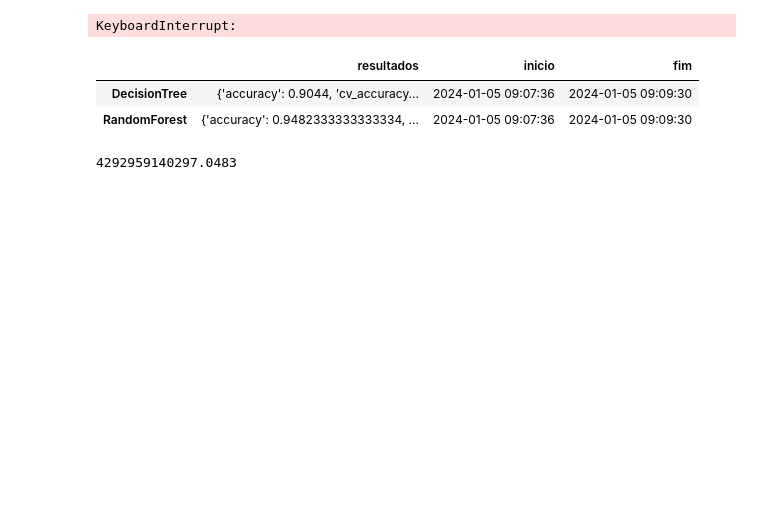
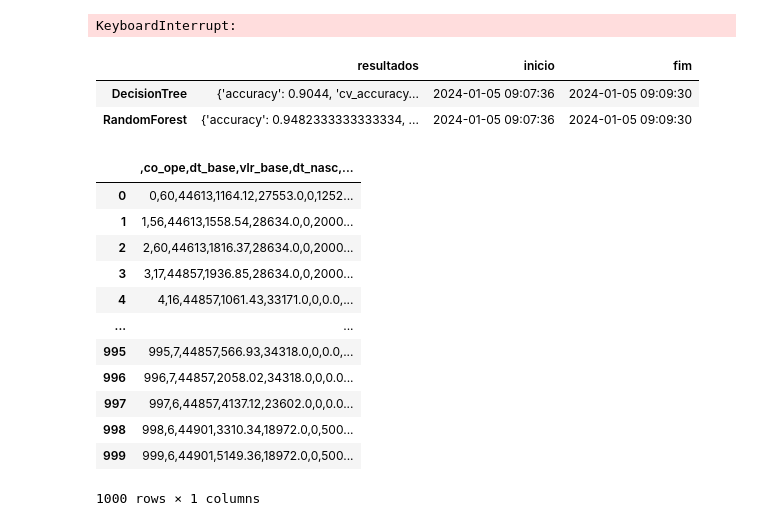
Before and after one commit to RafaelMunareto/MunIAFramework, a Jupyter notebook: tratamento_dados.ipynb, the cells around one changed output. Cells and saved outputs as stored; diff of their text form; code cells hidden in the pictures; blank space fills up the shorter version.

```diff
--- a/tratamento_dados.ipynb
+++ b/tratamento_dados.ipynb
@@ -93,7 +113,20 @@ prev
 |  | resultados | inicio | fim |
 | DecisionTree | {'accuracy': 0.9044, 'cv_accuracy... | 2024-01-05 09:07:36 | 2024-01-05 09:09:30 |
 | RandomForest | {'accuracy': 0.9482333333333334, ... | 2024-01-05 09:07:36 | 2024-01-05 09:09:30 |
-# %%
-df.renda.mean()
-# %% [output]
-4292959140297.0483
+# %%
+results = pd.read_csv('resultados/ExtraTrees.csv', sep=',')
+results
+# %% [output]
+|  | ,co_ope,dt_base,vlr_base,dt_nasc,... |
+| 0 | 0,60,44613,1164.12,27553.0,0,1252... |
+| 1 | 1,56,44613,1558.54,28634.0,0,2000... |
+| 2 | 2,60,44613,1816.37,28634.0,0,2000... |
+| 3 | 3,17,44857,1936.85,28634.0,0,2000... |
+| 4 | 4,16,44857,1061.43,33171.0,0,0.0,... |
+| ... | ... |
+| 995 | 995,7,44857,566.93,34318.0,0,0.0,... |
+| 996 | 996,7,44857,2058.02,34318.0,0,0.0... |
+| 997 | 997,6,44857,4137.12,23602.0,0,0.0... |
+| 998 | 998,6,44901,3310.34,18972.0,0,500... |
+| 999 | 999,6,44901,5149.36,18972.0,0,500... |
+1000 rows × 1 columns
```
Also changed, not shown: parts of 4 cells of this notebook, 4 other files.
